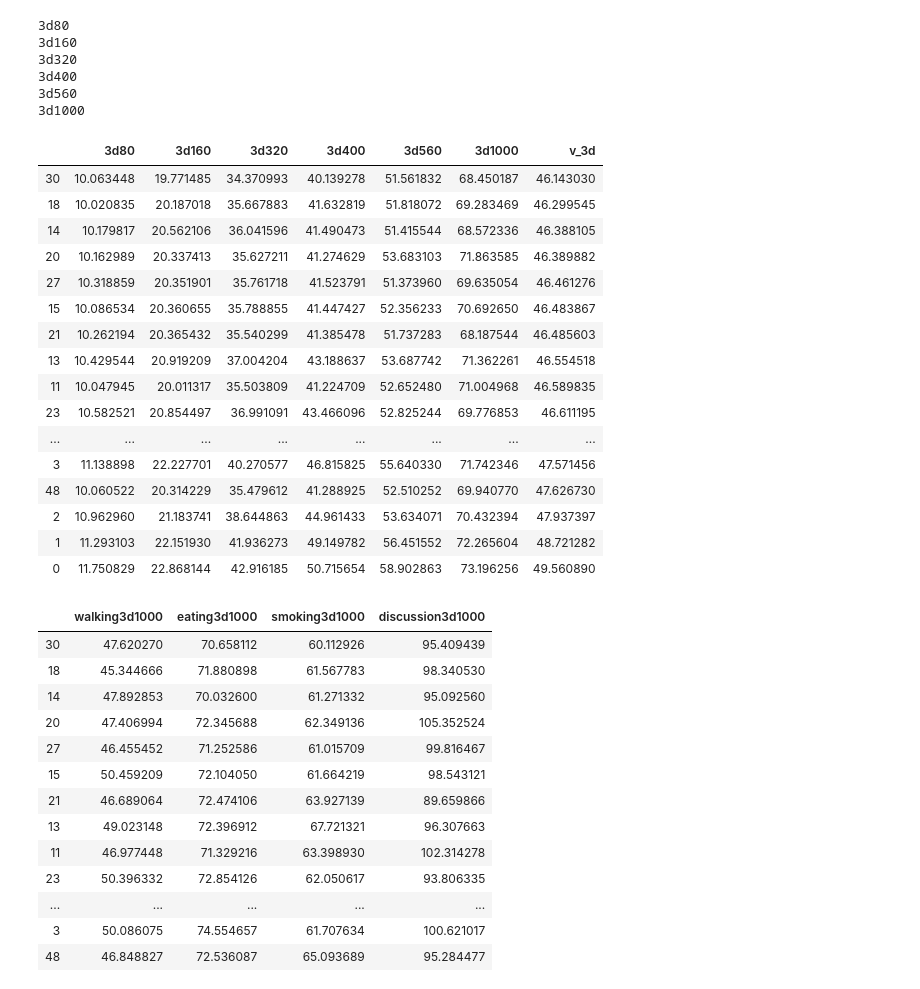
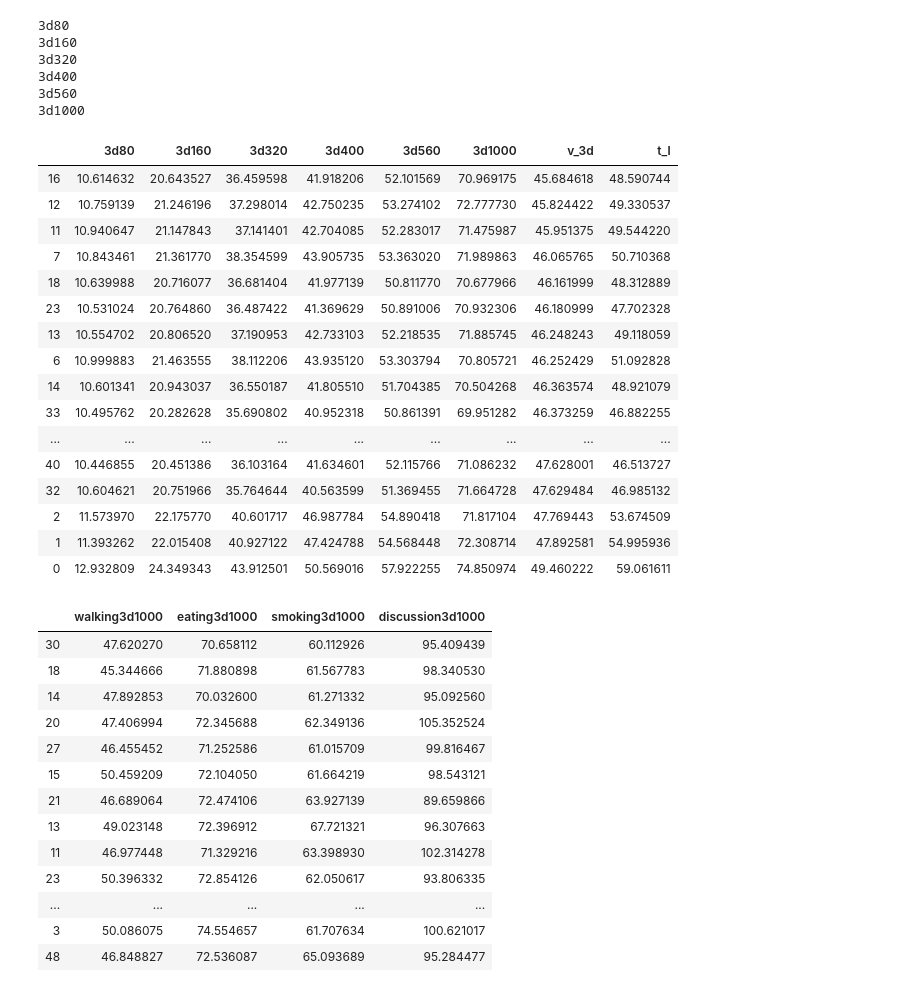
Before and after one commit to tileb1/LearnTrajDep, a Jupyter notebook: Untitled.ipynb, the cells around one changed output. Cells and saved outputs as stored; diff of their text form; code cells hidden in the pictures.

```diff
--- a/Untitled.ipynb
+++ b/Untitled.ipynb
@@ -115,26 +135,29 @@ for key in columns_mapping:
 3d400
 3d560
 3d1000
-# %%
-df[list(columns_mapping.keys()) + ['v_3d']]#.sort_values(by='3d1000')
-# %% [output]
-|  | 3d80 | 3d160 | 3d320 | 3d400 | 3d560 | 3d1000 | v_3d |
-| 30 | 10.063448 | 19.771485 | 34.370993 | 40.139278 | 51.561832 | 68.450187 | 46.143030 |
-| 18 | 10.020835 | 20.187018 | 35.667883 | 41.632819 | 51.818072 | 69.283469 | 46.299545 |
-| 14 | 10.179817 | 20.562106 | 36.041596 | 41.490473 | 51.415544 | 68.572336 | 46.388105 |
-| 20 | 10.162989 | 20.337413 | 35.627211 | 41.274629 | 53.683103 | 71.863585 | 46.389882 |
-| 27 | 10.318859 | 20.351901 | 35.761718 | 41.523791 | 51.373960 | 69.635054 | 46.461276 |
-| 15 | 10.086534 | 20.360655 | 35.788855 | 41.447427 | 52.356233 | 70.692650 | 46.483867 |
-| 21 | 10.262194 | 20.365432 | 35.540299 | 41.385478 | 51.737283 | 68.187544 | 46.485603 |
-| 13 | 10.429544 | 20.919209 | 37.004204 | 43.188637 | 53.687742 | 71.362261 | 46.554518 |
-| 11 | 10.047945 | 20.011317 | 35.503809 | 41.224709 | 52.652480 | 71.004968 | 46.589835 |
-| 23 | 10.582521 | 20.854497 | 36.991091 | 43.466096 | 52.825244 | 69.776853 | 46.611195 |
-| ... | ... | ... | ... | ... | ... | ... | ... |
-| 3 | 11.138898 | 22.227701 | 40.270577 | 46.815825 | 55.640330 | 71.742346 | 47.571456 |
-| 48 | 10.060522 | 20.314229 | 35.479612 | 41.288925 | 52.510252 | 69.940770 | 47.626730 |
-| 2 | 10.962960 | 21.183741 | 38.644863 | 44.961433 | 53.634071 | 70.432394 | 47.937397 |
-| 1 | 11.293103 | 22.151930 | 41.936273 | 49.149782 | 56.451552 | 72.265604 | 48.721282 |
-| 0 | 11.750829 | 22.868144 | 42.916185 | 50.715654 | 58.902863 | 73.196256 | 49.560890 |
+# %%
+condensed = df[list(columns_mapping.keys()) + ['v_3d', 't_l']]#.sort_index()
+# condensed['mean_l'] = condensed['v_3d']/condensed['v_3d'].sum() + condensed['t_l']/condensed['t_l'].sum()/1000000
+# condensed.sort_values('mean_l')
+condensed
+# %% [output]
+|  | 3d80 | 3d160 | 3d320 | 3d400 | 3d560 | 3d1000 | v_3d | t_l |
+| 16 | 10.614632 | 20.643527 | 36.459598 | 41.918206 | 52.101569 | 70.969175 | 45.684618 | 48.590744 |
+| 12 | 10.759139 | 21.246196 | 37.298014 | 42.750235 | 53.274102 | 72.777730 | 45.824422 | 49.330537 |
+| 11 | 10.940647 | 21.147843 | 37.141401 | 42.704085 | 52.283017 | 71.475987 | 45.951375 | 49.544220 |
+| 7 | 10.843461 | 21.361770 | 38.354599 | 43.905735 | 53.363020 | 71.989863 | 46.065765 | 50.710368 |
+| 18 | 10.639988 | 20.716077 | 36.681404 | 41.977139 | 50.811770 | 70.677966 | 46.161999 | 48.312889 |
+| 23 | 10.531024 | 20.764860 | 36.487422 | 41.369629 | 50.891006 | 70.932306 | 46.180999 | 47.702328 |
+| 13 | 10.554702 | 20.806520 | 37.190953 | 42.733103 | 52.218535 | 71.885745 | 46.248243 | 49.118059 |
+| 6 | 10.999883 | 21.463555 | 38.112206 | 43.935120 | 53.303794 | 70.805721 | 46.252429 | 51.092828 |
+| 14 | 10.601341 | 20.943037 | 36.550187 | 41.805510 | 51.704385 | 70.504268 | 46.363574 | 48.921079 |
+| 33 | 10.495762 | 20.282628 | 35.690802 | 40.952318 | 50.861391 | 69.951282 | 46.373259 | 46.882255 |
+| ... | ... | ... | ... | ... | ... | ... | ... | ... |
+| 40 | 10.446855 | 20.451386 | 36.103164 | 41.634601 | 52.115766 | 71.086232 | 47.628001 | 46.513727 |
+| 32 | 10.604621 | 20.751966 | 35.764644 | 40.563599 | 51.369455 | 71.664728 | 47.629484 | 46.985132 |
+| 2 | 11.573970 | 22.175770 | 40.601717 | 46.987784 | 54.890418 | 71.817104 | 47.769443 | 53.674509 |
+| 1 | 11.393262 | 22.015408 | 40.927122 | 47.424788 | 54.568448 | 72.308714 | 47.892581 | 54.995936 |
+| 0 | 12.932809 | 24.349343 | 43.912501 | 50.569016 | 57.922255 | 74.850974 | 49.460222 | 59.061611 |
 # %%
 df[['walking3d1000', 'eating3d1000', 'smoking3d1000', 'discussion3d1000']]
 # %% [output]
```
Also changed, not shown: parts of 1 cell of this notebook, 4 other files.
